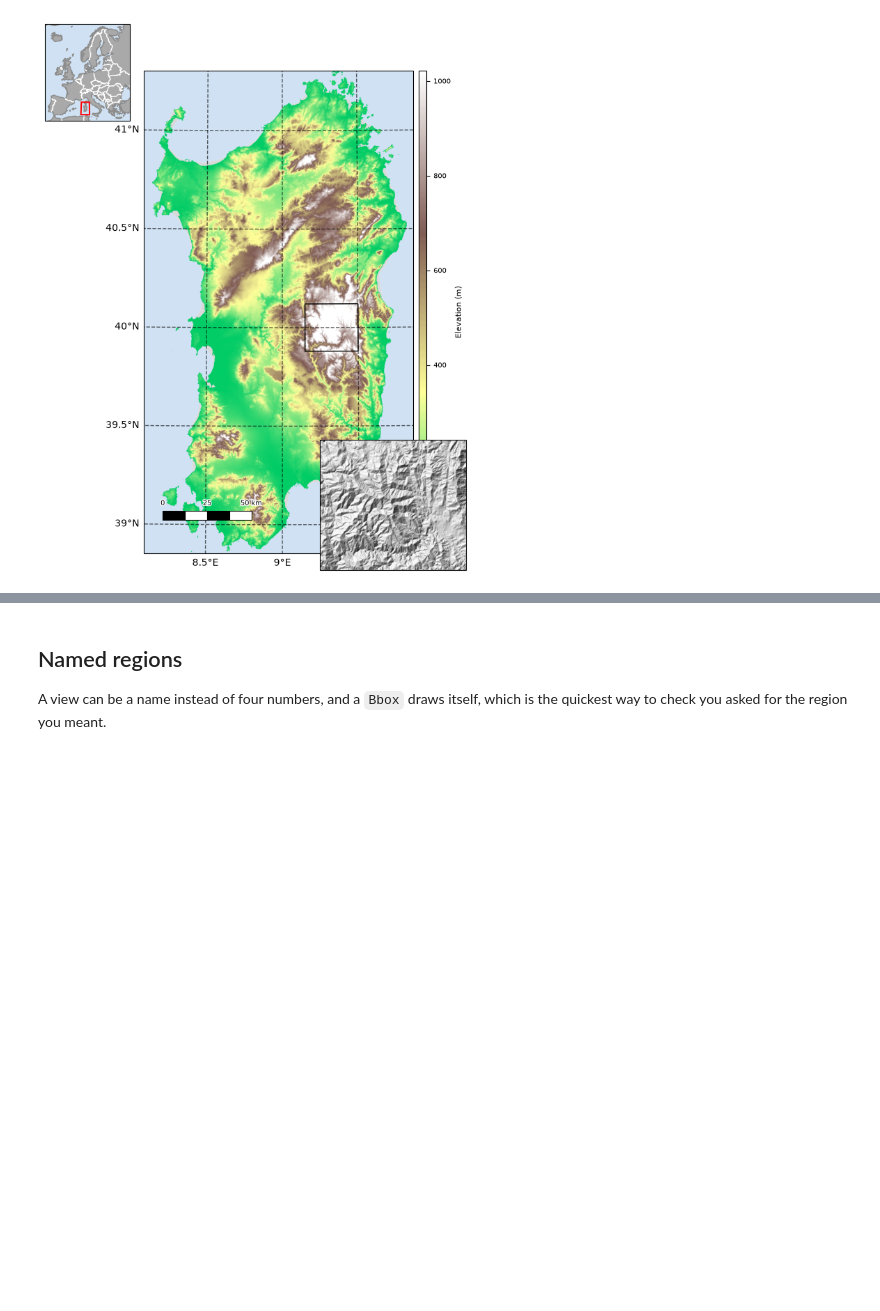
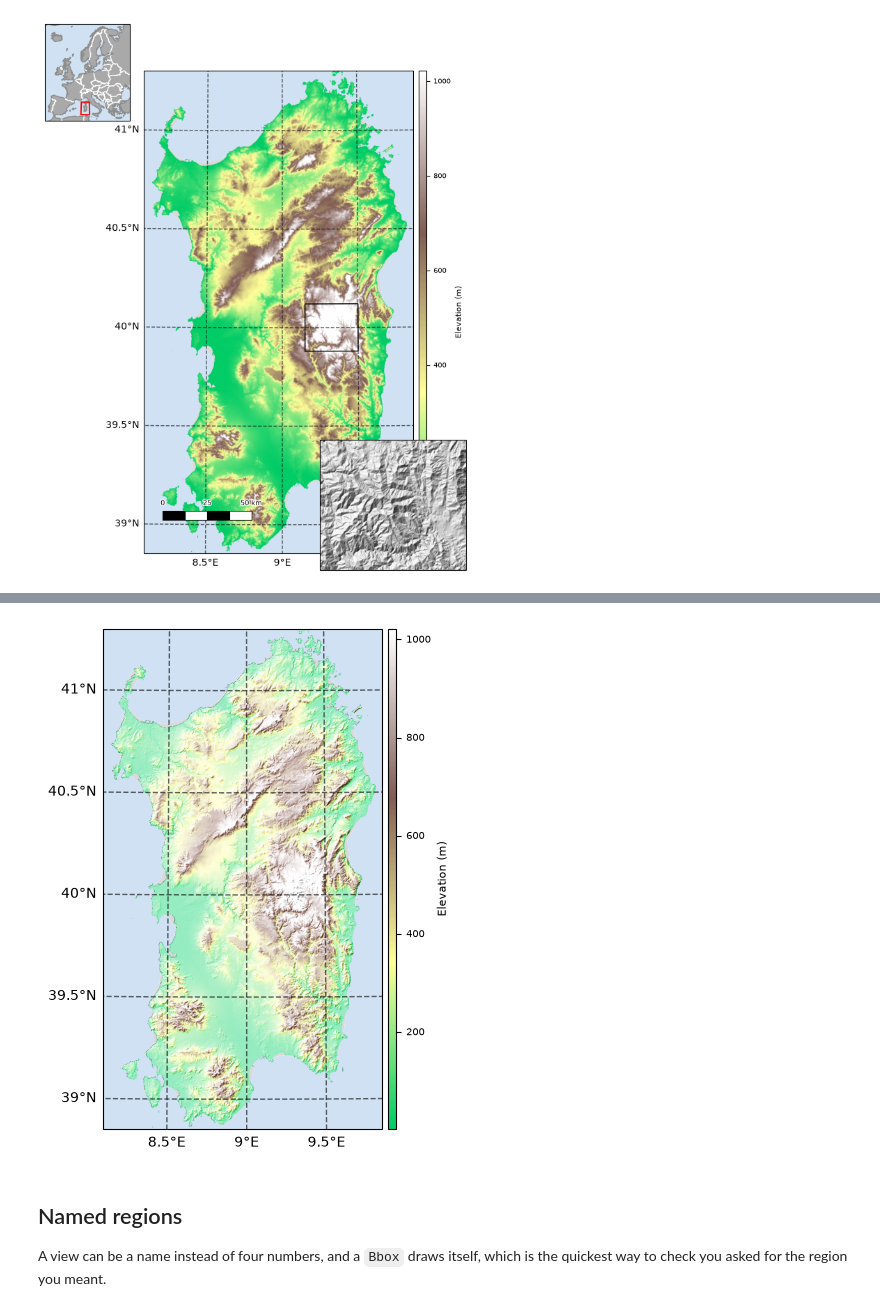
Before and after one commit to kmch/ploTea, a Jupyter notebook: notebooks/plotea.ipynb, the cells around one changed output, grey strips where cells are left out. Cells and saved outputs as stored; diff of their text form; code cells hidden in the pictures; blank space fills up the shorter version.

```diff
--- a/notebooks/plotea.ipynb
+++ b/notebooks/plotea.ipynb
@@ -150,3 +160,10 @@ publication figure -- is not available yet.
+# %%
+fig, ax = BaseMap(**dem.basemap_options()).plot(figsize=(5, 6.5))
+dem.plot(ax=ax, cmap=land_terrain(), blend_mode='hsv', vert_exag=3, cbar=True,
+         label='Elevation (m)')
+plt.show()
+# %% [output]
+[figure, added]
 # %% [markdown]
 ## Named regions
 
```
Also changed, not shown: parts of 3 cells of this notebook, 2 other files.
